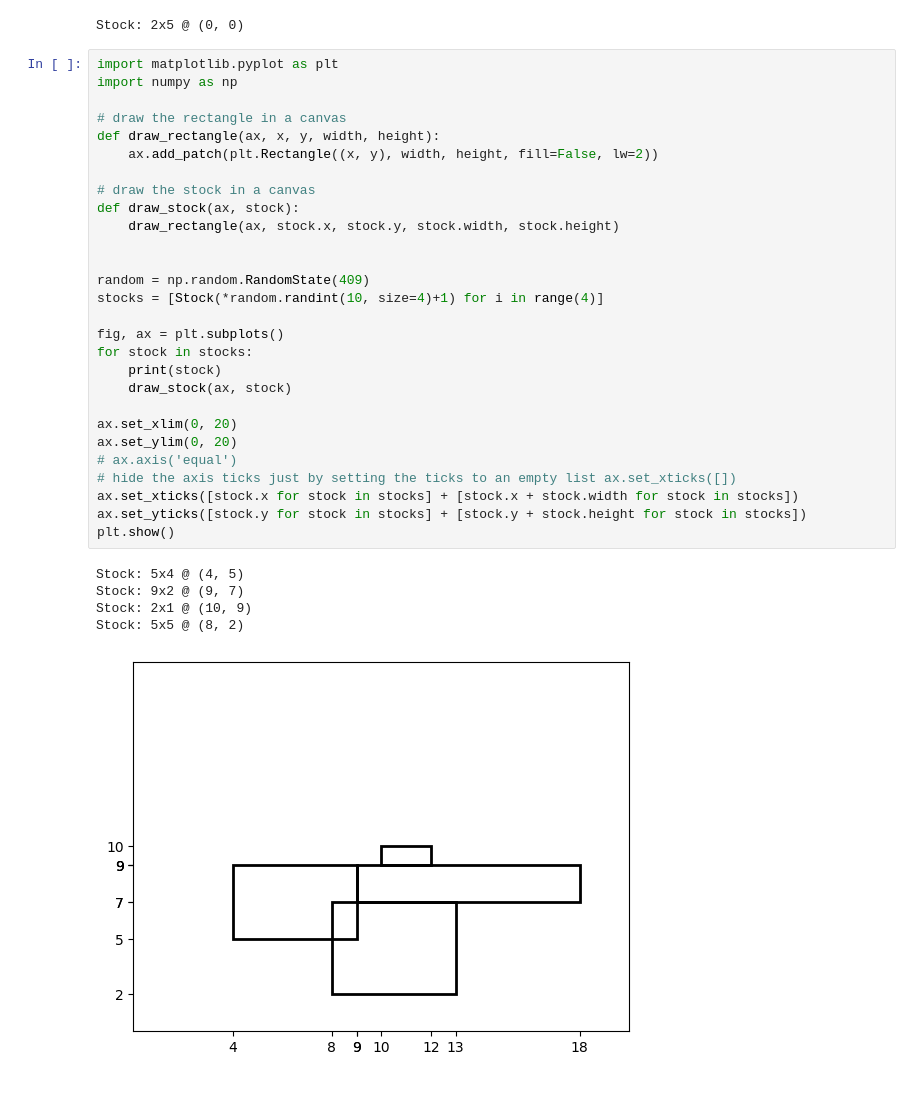
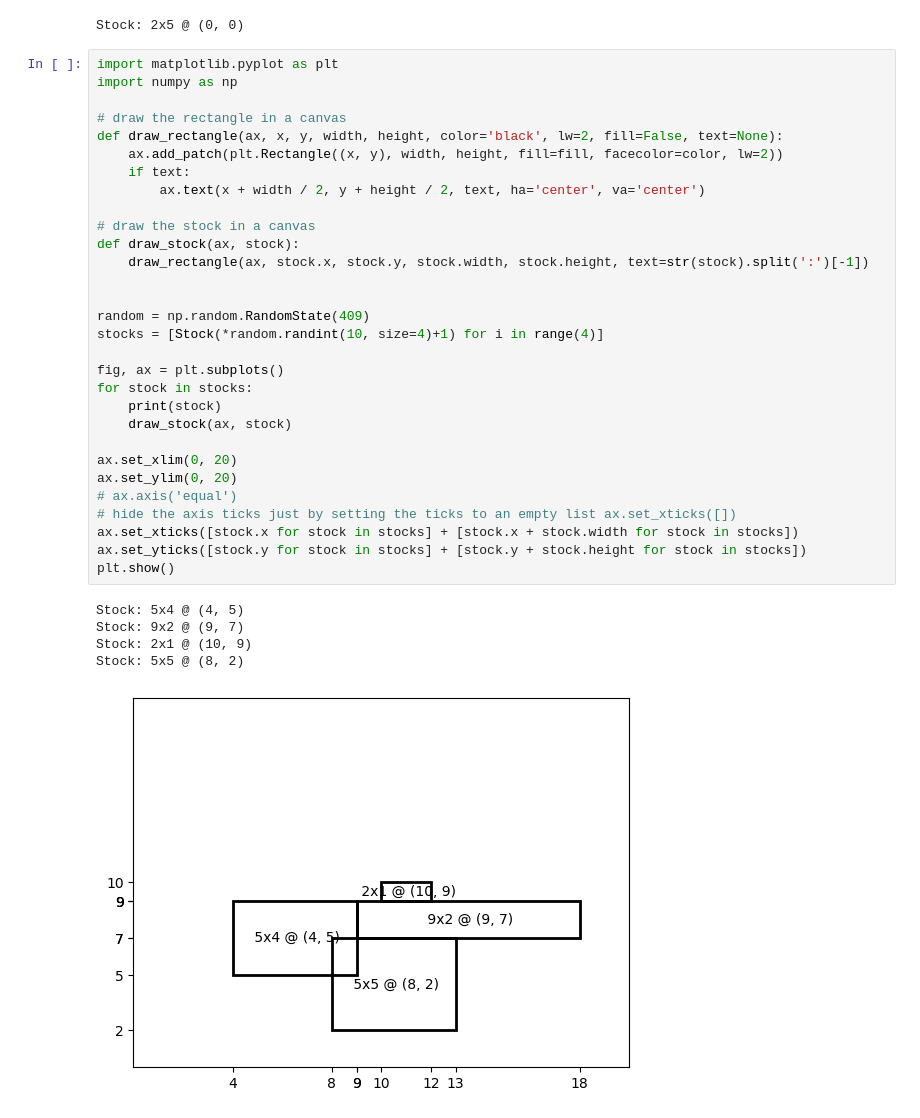
Before and after one commit to parsakzr/cutting-stock-problem, a Jupyter notebook: notebook.ipynb, the cells around one changed output. Cells and saved outputs as stored; diff of their text form.

```diff
--- a/notebook.ipynb
+++ b/notebook.ipynb
@@ -7,34 +7,36 @@ Stock: 2x5 @ (0, 0)
 # %%
 import matplotlib.pyplot as plt
 import numpy as np
 
 # draw the rectangle in a canvas
-def draw_rectangle(ax, x, y, width, height):
-    ax.add_patch(plt.Rectangle((x, y), width, height, fill=False, lw=2))
+def draw_rectangle(ax, x, y, width, height, color='black', lw=2, fill=False, text=None):
+    ax.add_patch(plt.Rectangle((x, y), width, height, fill=fill, facecolor=color, lw=2))
+    if text:
+        ax.text(x + width / 2, y + height / 2, text, ha='center', va='center')
 
 # draw the stock in a canvas
 def draw_stock(ax, stock):
-    draw_rectangle(ax, stock.x, stock.y, stock.width, stock.height)
+    draw_rectangle(ax, stock.x, stock.y, stock.width, stock.height, text=str(stock).split(':')[-1])
 
 
 random = np.random.RandomState(409)
 stocks = [Stock(*random.randint(10, size=4)+1) for i in range(4)]
 
 fig, ax = plt.subplots()
 for stock in stocks:
     print(stock)
     draw_stock(ax, stock)
 
 ax.set_xlim(0, 20)
 ax.set_ylim(0, 20)
 # ax.axis('equal')
 # hide the axis ticks just by setting the ticks to an empty list ax.set_xticks([])
 ax.set_xticks([stock.x for stock in stocks] + [stock.x + stock.width for stock in stocks])
 ax.set_yticks([stock.y for stock in stocks] + [stock.y + stock.height for stock in stocks])
 plt.show()
 # %% [output]
 Stock: 5x4 @ (4, 5)
 Stock: 9x2 @ (9, 7)
 Stock: 2x1 @ (10, 9)
 Stock: 5x5 @ (8, 2)
-[figure, old version]
+[figure, new version]
```
Also changed, not shown: parts of 1 cell of this notebook, 3 other files.
